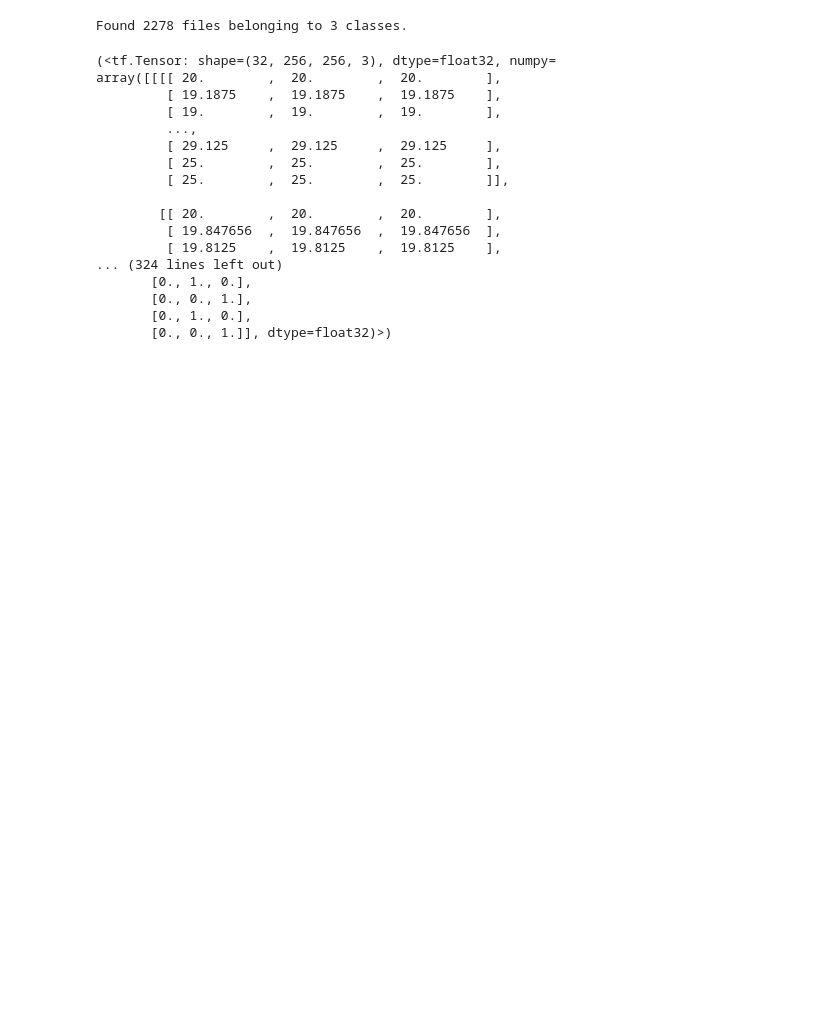
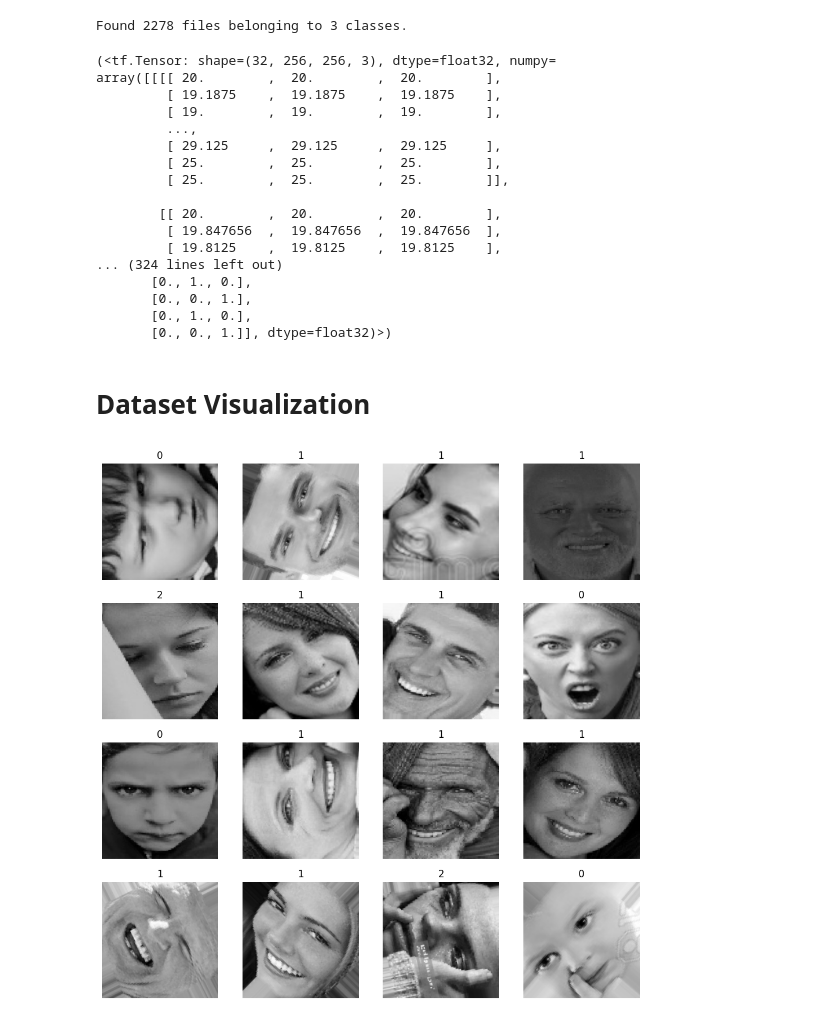
Before and after one commit to LeoMcBills/ML_humanEmotionDetection, a Jupyter notebook: Human_Emotion_Detection.ipynb, the cells around one changed output. Cells and saved outputs as stored; diff of their text form; code cells hidden in the pictures; blank space fills up the shorter version.

```diff
--- a/Human_Emotion_Detection.ipynb
+++ b/Human_Emotion_Detection.ipynb
@@ -76,3 +76,16 @@ array([[[[ 20.        ,  20.        ,  20.        ],
        [0., 0., 1.],
        [0., 1., 0.],
        [0., 0., 1.]], dtype=float32)>)
+# %% [markdown]
+# Dataset Visualization
+# %%
+plt.figure(figsize = (12, 12))
+
+for images, labels in train_dataset.take(1):
+  for i in range(16):
+    ax = plt.subplot(4, 4, i+1)
+    plt.imshow(images[i]/255.)
+    plt.title(tf.argmax(labels[i], axis = 0).numpy())
+    plt.axis("off")
+# %% [output]
+[figure, added]
```
